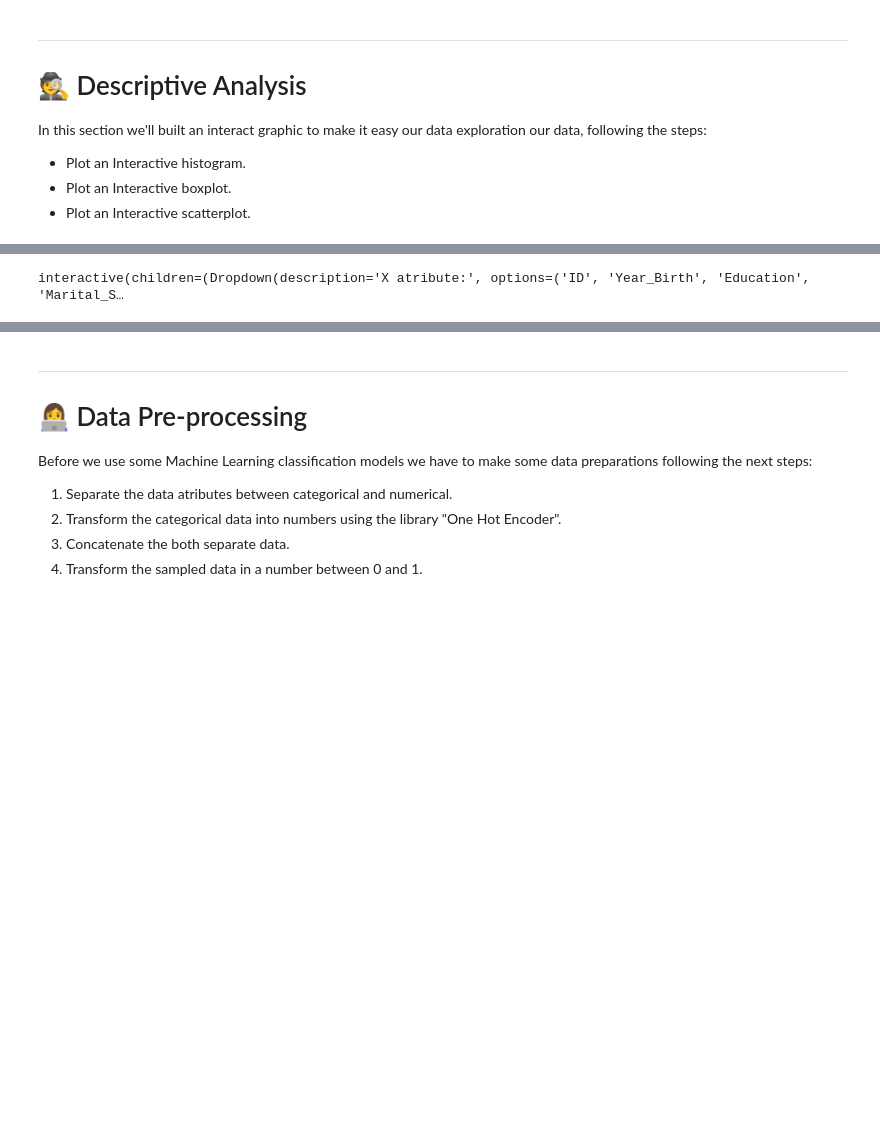
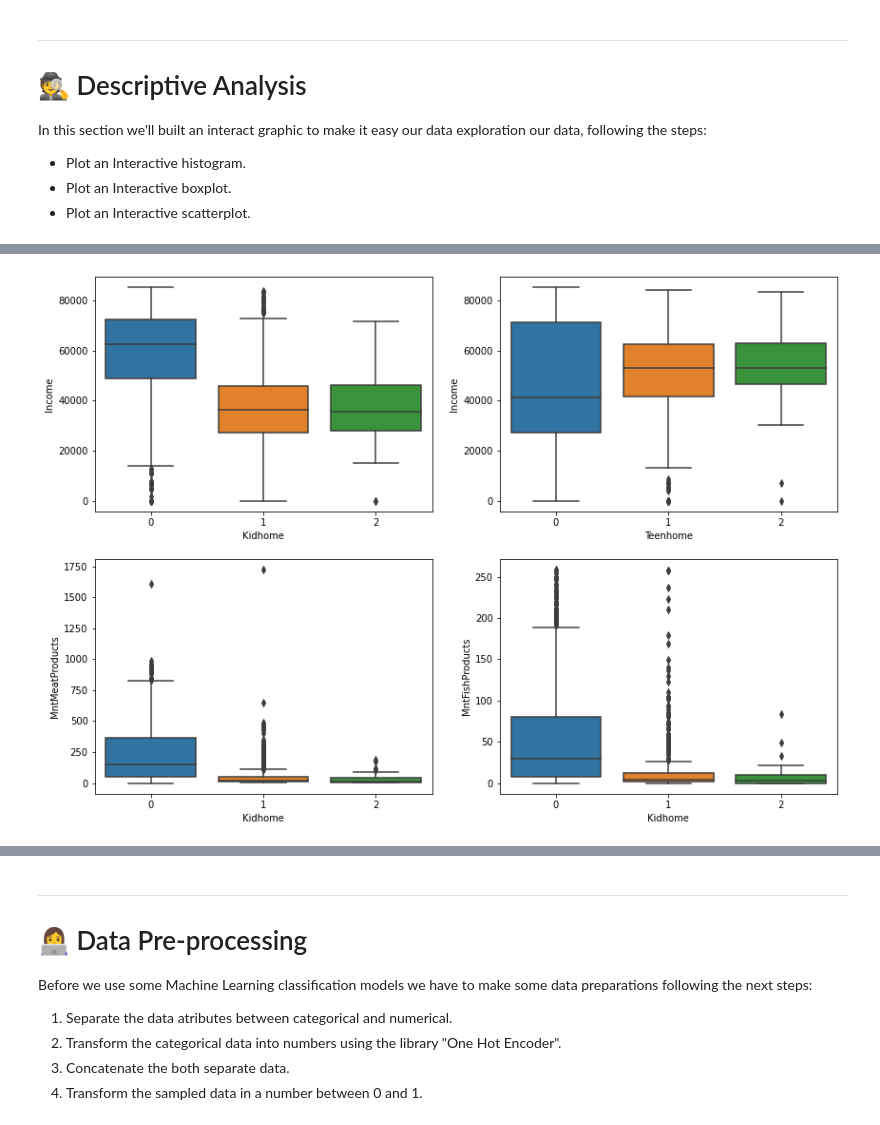
Before and after one commit to denisshiki/Customer-Analysis, a Jupyter notebook: client_behavior.ipynb, the cells around one changed output, grey strips where cells are left out. Saved outputs shown, nothing was run; the diff lists cells and outputs as text; code cells hidden in the pictures; blank space fills up the shorter version.

```diff
--- a/client_behavior.ipynb
+++ b/client_behavior.ipynb
@@ -150,20 +158,35 @@ interactive(children=(Dropdown(description='X atribute:', options=('ID', 'Year_B
 # %%
-x_selector = widgets.Dropdown(
-    options = new_data.columns ,
-    value= new_data.columns[0],
-    description='X atribute:',
-    disabled=False)
+#This is a dinamic graphic that will only work when downloaded
 
-y_selector = widgets.Dropdown(
-    options = new_data.columns ,
-    value= new_data.columns[0],
-    description='Y atribute:',
-    disabled=False)
+#x_selector = widgets.Dropdown(
+#    options = new_data.columns ,
+#    value= new_data.columns[0],
+#    description='X atribute:',
+#    disabled=False)
 
-def graphic (new_data, x_selector, y_selector):
-    fig = px.box(new_data, x = x_selector, y = y_selector)
-    fig.show()
+#y_selector = widgets.Dropdown(
+#    options = new_data.columns ,
+#    value= new_data.columns[0],
+#    description='Y atribute:',
+#    disabled=False)
 
-widgets.interactive(graphic, new_data = fixed(new_data), x_selector = x_selector, y_selector = y_selector)
+#color_selector = widgets.Dropdown(
+#    options = new_data.columns ,
+#    value= new_data.columns[0],
+#    description='Color atribute:',
+#    disabled=False)
+
+#def graphic (new_data, x_selector, y_selector, color_selector):
+#    fig = px.box(new_data, x = x_selector, y = y_selector, color = color_selector)
+#    fig.show()
+
+#widgets.interactive(graphic, new_data = fixed(new_data), x_selector = x_selector,
+#                    y_selector = y_selector, color_selector = color_selector)
-# %% [output]
-interactive(children=(Dropdown(description='X atribute:', options=('ID', 'Year_Birth', 'Education', 'Marital_S…
+# %%
+fig, axis = plt.subplots(2, 2, figsize = (14,10))
+sns.boxplot(data = new_data, x = 'Kidhome', y = 'Income', ax = axis[0,0]);
+sns.boxplot(data = new_data, x = 'Teenhome', y = 'Income', ax = axis[0,1]);
+sns.boxplot(data = new_data, x = 'Kidhome', y = 'MntMeatProducts', ax = axis[1,0]);
+sns.boxplot(data = new_data, x = 'Kidhome', y = 'MntFishProducts', ax = axis[1,1]);
+# %% [output]
+[figure, added]
```
Also changed, not shown: parts of 14 cells of this notebook.
